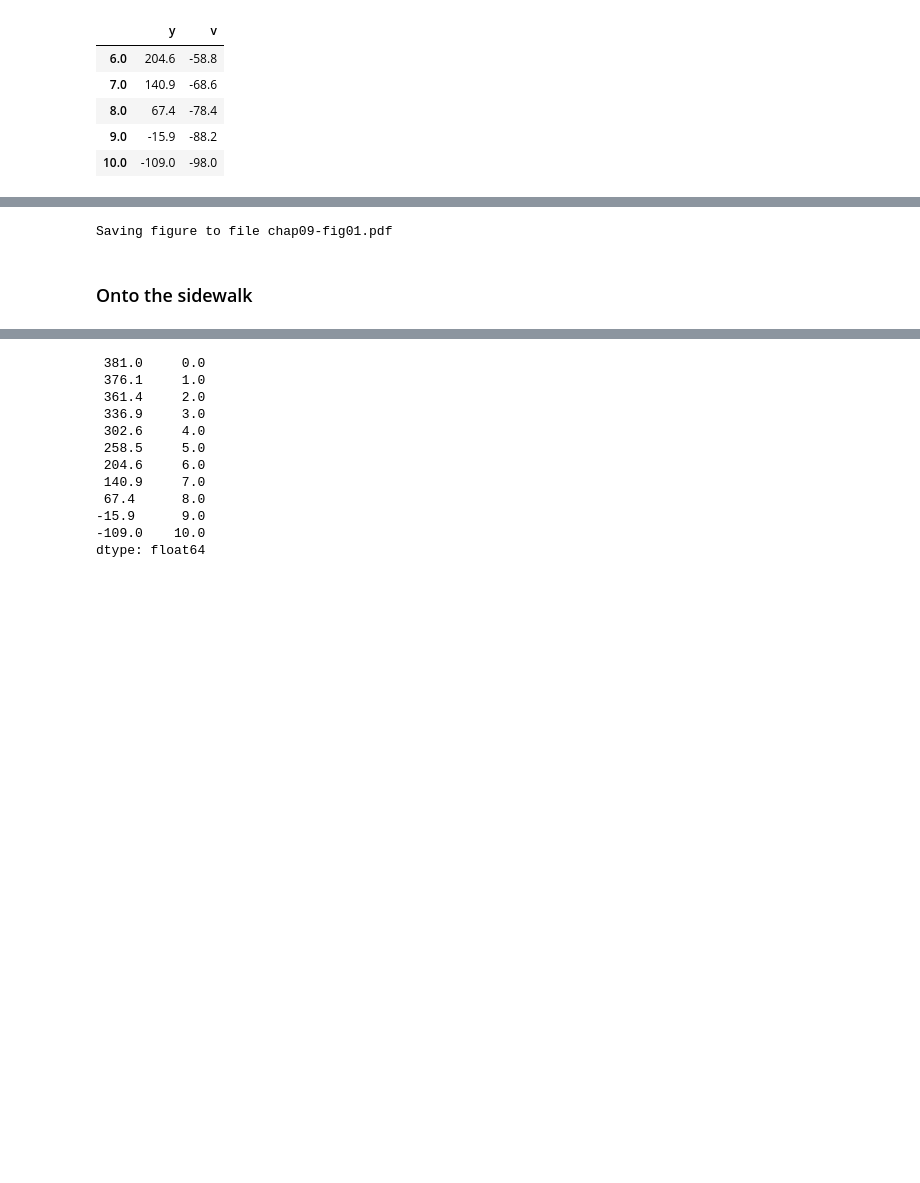
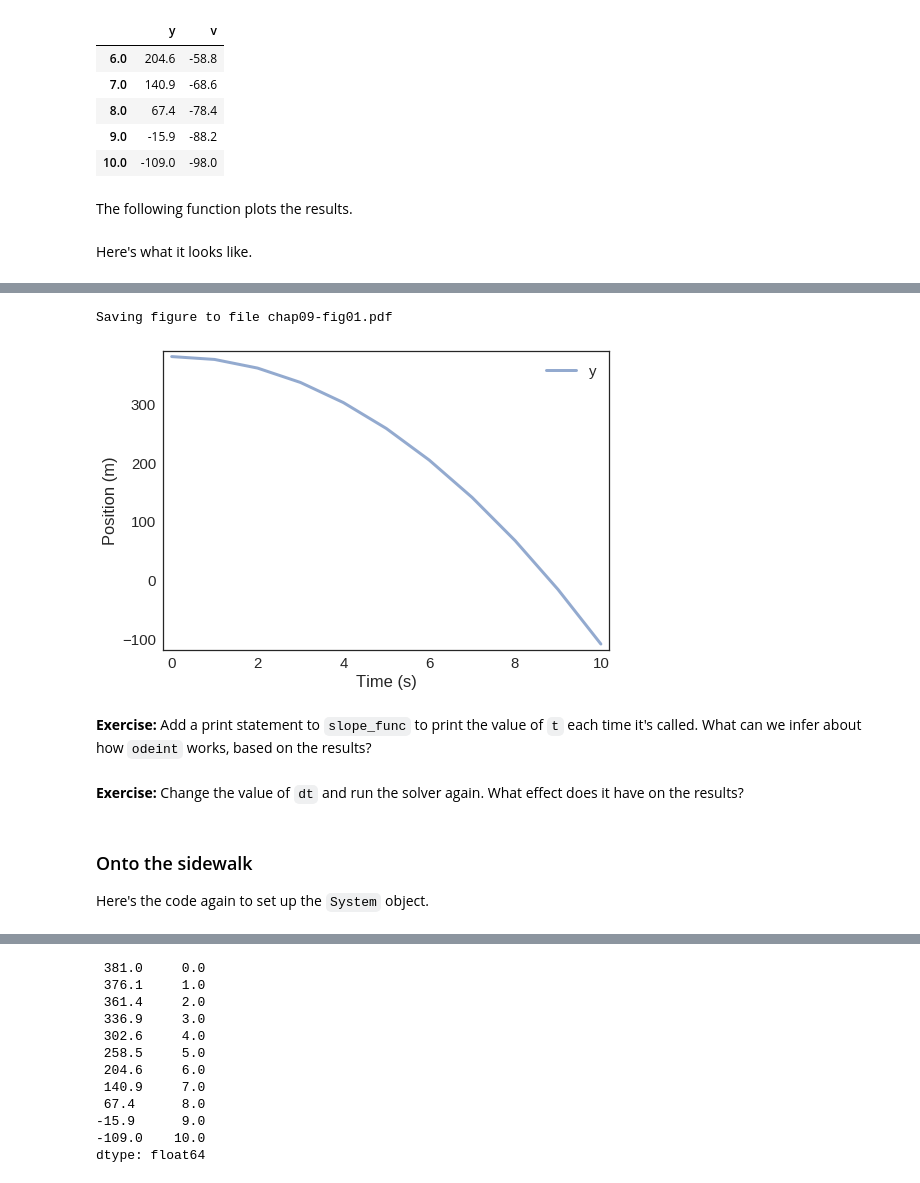
Before and after one commit to AllenDowney/ModSimPy, a Jupyter notebook: code/chap09soln.ipynb, the cells around one changed output, grey strips where cells are left out. Cells and saved outputs as stored; diff of their text form; code cells hidden in the pictures; blank space fills up the shorter version.

```diff
--- a/code/chap09soln.ipynb
+++ b/code/chap09soln.ipynb
@@ -86,16 +111,22 @@ system.results.tail()
 | 8.0 | 67.4 | -78.4 |
 | 9.0 | -15.9 | -88.2 |
 | 10.0 | -109.0 | -98.0 |
+# %% [markdown]
+The following function plots the results.
 # %%
-def plot_results(results):
+def plot_position(results):
+    """Plot the results.
+
+    results: DataFrame with position, y
+    """
     newfig()
     plot(results.y, label='y')
-    if hasattr(results, 'x'):
-        plot(results.x, label='x')
 
     decorate(xlabel='Time (s)',
              ylabel='Position (m)')
+# %% [markdown]
+Here's what it looks like.
 # %%
-plot_results(system.results)
+plot_position(system.results)
 savefig('chap09-fig01.pdf')
 # %% [output]
@@ -104,3 +133,10 @@ savefig('chap09-fig01.pdf')
 Saving figure to file chap09-fig01.pdf
+[figure, added]
-# %% [markdown]
-### Onto the sidewalk
+# %% [markdown]
+**Exercise:** Add a print statement to `slope_func` to print the value of `t` each time it's called.  What can we infer about how `odeint` works, based on the results?
+# %% [markdown]
+**Exercise:** Change the value of `dt` and run the solver again.  What effect does it have on the results?
+# %% [markdown]
+### Onto the sidewalk
+
+Here's the code again to set up the `System` object.
```
Also changed, not shown: parts of 117 cells of this notebook, 2 other files.
